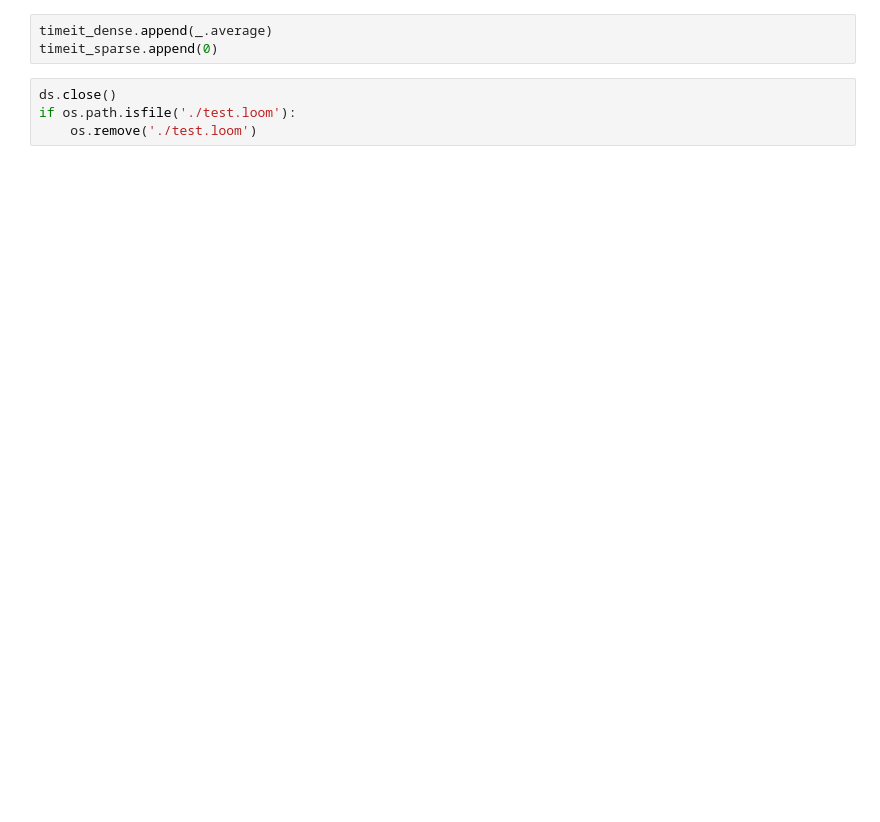
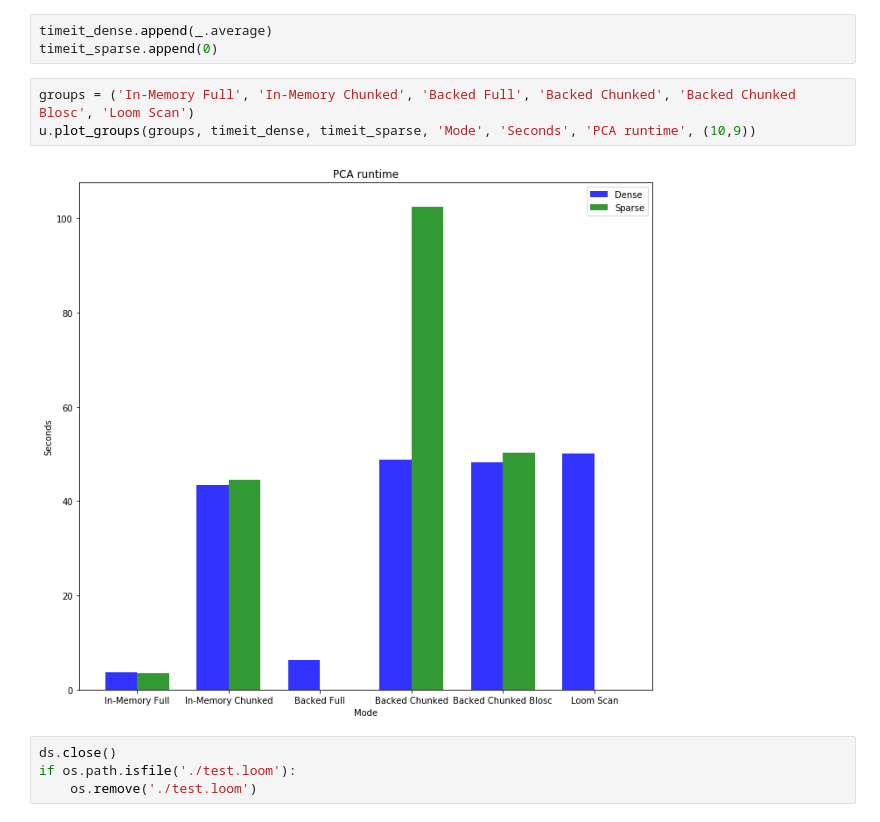
Before and after one commit to Koncopd/anndata-scanpy-benchmarks, a Jupyter notebook: Benchmarks.ipynb, the cells around one changed output. Drawn from its saved outputs; the diff is of its cells as text; blank space fills up the shorter version.

```diff
--- a/Benchmarks.ipynb
+++ b/Benchmarks.ipynb
@@ -250,6 +260,11 @@ for _, _, view in ds.scan(axis=1, batch_size=6000):
 # %%
 timeit_dense.append(_.average)
 timeit_sparse.append(0)
+# %%
+groups = ('In-Memory Full', 'In-Memory Chunked', 'Backed Full', 'Backed Chunked', 'Backed Chunked Blosc', 'Loom Scan')
+u.plot_groups(groups, timeit_dense, timeit_sparse, 'Mode', 'Seconds', 'PCA runtime', (10,9))
+# %% [output]
+[figure, added]
 # %%
 ds.close()
 if os.path.isfile('./test.loom'):
```
Also changed, not shown: parts of 19 cells of this notebook, 1 other file.
